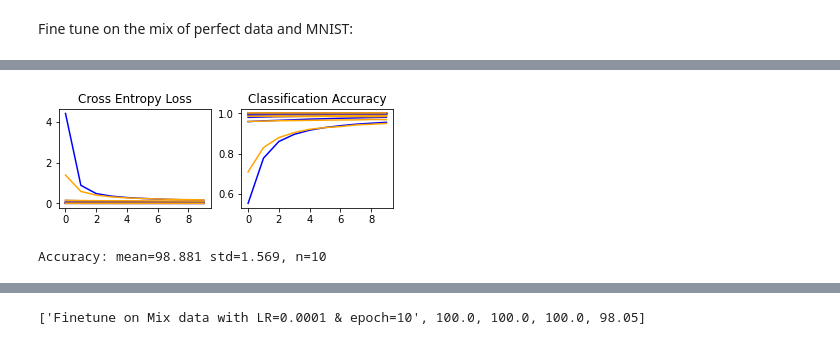
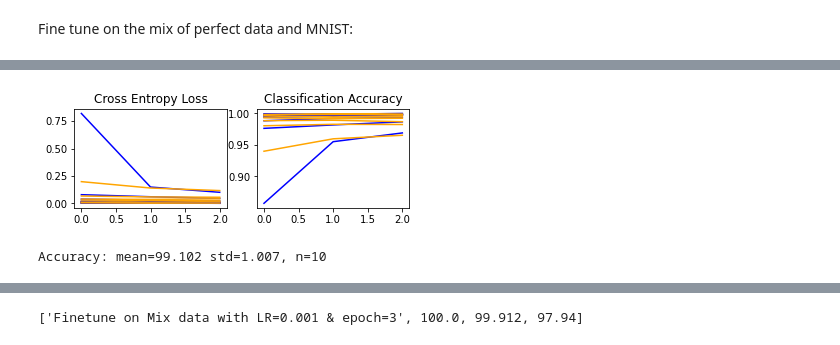
Before and after one commit to mrezaim/Expanse, a Jupyter notebook: EXPANSE_two_steps_training.ipynb, the cells around one changed output, grey strips where cells are left out. Drawn from its saved outputs; the diff is of its cells as text; code cells hidden in the pictures.

```diff
--- a/EXPANSE_two_steps_training.ipynb
+++ b/EXPANSE_two_steps_training.ipynb
@@ -764,8 +676,8 @@ Accuracy: mean=98.592 std=1.732, n=10
 # %%
 model = tf.keras.models.load_model("trained_perfect_0.01")
 from keras import backend as K
-K.set_value(model.optimizer.learning_rate, 0.0001)
-scores, histories, model = evaluate_model(model, trainX, trainy,10,10,144)
+K.set_value(model.optimizer.learning_rate, 0.002)
+scores, histories, model = evaluate_model(model, trainX, trainy,10,3,144)
 
 model.save("finetuned_2")
 
@@ -773,7 +685,7 @@ model.save("finetuned_2")
 summarize_diagnostics(histories)
 # summarize estimated performance
 summarize_performance(scores)
-desc = "Finetune on MNIST with LR=0.0001 & epoch=10"
-results.append([desc,round(model.evaluate(train_per_x, train_per_y, verbose=0)[1]*100,3),round(model.evaluate(test_per_x, test_per_y, verbose=0)[1]*100,3),round(model.evaluate(trainX, trainy, verbose=0)[1]*100,3),round(model.evaluate(testX, testy, verbose=0)[1]*100,3)])
+desc = "Finetune on MNIST with LR=0.002 & epoch=3"
+results.append([desc,round(model.evaluate(train_per_x, train_per_y, verbose=0)[1]*100,3),round(model.evaluate(trainX, trainy, verbose=0)[1]*100,3),round(model.evaluate(testX, testy, verbose=0)[1]*100,3)])
 print (results[len(results)-1])
 # %% [output]
@@ -800,0 +713,15 @@ Accuracy: mean=98.898 std=1.510, n=10
+# %%
+model = tf.keras.models.load_model("trained_perfect_0.01")
+from keras import backend as K
+K.set_value(model.optimizer.learning_rate, 0.001)
+scores, histories, model = evaluate_model(model, trainX, trainy,10,3,144)
+
+model.save("finetuned_2")
+
+# learning curves
+summarize_diagnostics(histories)
+# summarize estimated performance
+summarize_performance(scores)
+desc = "Finetune on MNIST with LR=0.001 & epoch=3"
+results.append([desc,round(model.evaluate(train_per_x, train_per_y, verbose=0)[1]*100,3),round(model.evaluate(trainX, trainy, verbose=0)[1]*100,3),round(model.evaluate(testX, testy, verbose=0)[1]*100,3)])
+print (results[len(results)-1])
@@ -801,8 +750,8 @@ Accuracy: mean=98.898 std=1.510, n=10
 # %%
 model = tf.keras.models.load_model("trained_perfect_0.01")
 from keras import backend as K
-K.set_value(model.optimizer.learning_rate, 0.00001)
-scores, histories, model = evaluate_model(model, trainX, trainy,10,10,144)
+K.set_value(model.optimizer.learning_rate, 0.005)
+scores, histories, model = evaluate_model(model, trainX, trainy,10,3,144)
 
 model.save("finetuned_3")
 
@@ -810,7 +759,7 @@ model.save("finetuned_3")
 summarize_diagnostics(histories)
 # summarize estimated performance
 summarize_performance(scores)
-desc = "Finetune on MNIST with LR=0.00001 & epoch=10"
-results.append([desc,round(model.evaluate(train_per_x, train_per_y, verbose=0)[1]*100,3),round(model.evaluate(test_per_x, test_per_y, verbose=0)[1]*100,3),round(model.evaluate(trainX, trainy, verbose=0)[1]*100,3),round(model.evaluate(testX, testy, verbose=0)[1]*100,3)])
+desc = "Finetune on MNIST with LR=0.005 & epoch=3"
+results.append([desc,round(model.evaluate(train_per_x, train_per_y, verbose=0)[1]*100,3),round(model.evaluate(trainX, trainy, verbose=0)[1]*100,3),round(model.evaluate(testX, testy, verbose=0)[1]*100,3)])
 print (results[len(results)-1])
 # %% [output]
@@ -849,7 +798,7 @@ print(trainmixy.shape)
 model = tf.keras.models.load_model("trained_perfect_0.01")
 from keras import backend as K
 K.set_value(model.optimizer.learning_rate, 0.0001)
-scores, histories, model = evaluate_model(model, trainmixX, trainmixy,10,8,144)
+scores, histories, model = evaluate_model(model, trainmixX, trainmixy,10,3,144)
 
 model.save("finetuned_4")
 
@@ -857,7 +806,7 @@ model.save("finetuned_4")
 summarize_diagnostics(histories)
 # summarize estimated performance
 summarize_performance(scores)
-desc = "Finetune on Mix data with LR=0.0001 & epoch=8"
-results.append([desc,round(model.evaluate(train_per_x, train_per_y, verbose=0)[1]*100,3),round(model.evaluate(test_per_x, test_per_y, verbose=0)[1]*100,3),round(model.evaluate(trainX, trainy, verbose=0)[1]*100,3),round(model.evaluate(testX, testy, verbose=0)[1]*100,3)])
+desc = "Finetune on Mix data with LR=0.0001 & epoch=3"
+results.append([desc,round(model.evaluate(train_per_x, train_per_y, verbose=0)[1]*100,3),round(model.evaluate(trainX, trainy, verbose=0)[1]*100,3),round(model.evaluate(testX, testy, verbose=0)[1]*100,3)])
 print (results[len(results)-1])
 # %% [output]
@@ -885,8 +834,8 @@ Accuracy: mean=98.617 std=1.772, n=10
 # %%
 model = tf.keras.models.load_model("trained_perfect_0.01")
 from keras import backend as K
-K.set_value(model.optimizer.learning_rate, 0.0001)
-scores, histories, model = evaluate_model(model, trainmixX, trainmixy,10,10,144)
+K.set_value(model.optimizer.learning_rate, 0.001)
+scores, histories, model = evaluate_model(model, trainmixX, trainmixy,10,3,144)
 
 model.save("finetuned_5")
 
@@ -894,7 +843,7 @@ model.save("finetuned_5")
 summarize_diagnostics(histories)
 # summarize estimated performance
 summarize_performance(scores)
-desc = "Finetune on Mix data with LR=0.0001 & epoch=10"
-results.append([desc,round(model.evaluate(train_per_x, train_per_y, verbose=0)[1]*100,3),round(model.evaluate(test_per_x, test_per_y, verbose=0)[1]*100,3),round(model.evaluate(trainX, trainy, verbose=0)[1]*100,3),round(model.evaluate(testX, testy, verbose=0)[1]*100,3)])
+desc = "Finetune on Mix data with LR=0.001 & epoch=3"
+results.append([desc,round(model.evaluate(train_per_x, train_per_y, verbose=0)[1]*100,3),round(model.evaluate(trainX, trainy, verbose=0)[1]*100,3),round(model.evaluate(testX, testy, verbose=0)[1]*100,3)])
 print (results[len(results)-1])
 # %% [output]
@@ -918,2 +867,2 @@ INFO:tensorflow:Assets written to: finetuned_4/assets
-[figure, old version]
+[figure, new version]
-Accuracy: mean=98.881 std=1.569, n=10
+Accuracy: mean=99.102 std=1.007, n=10
@@ -921,4 +870,4 @@ Accuracy: mean=98.881 std=1.569, n=10
-['Finetune on Mix data with LR=0.0001 & epoch=10', 100.0, 100.0, 100.0, 98.05]
+['Finetune on Mix data with LR=0.001 & epoch=3', 100.0, 99.912, 97.94]
 # %%
 model = tf.keras.models.load_model("trained_perfect_0.01")
 from keras import backend as K
```
Also changed, not shown: parts of 42 cells of this notebook.
